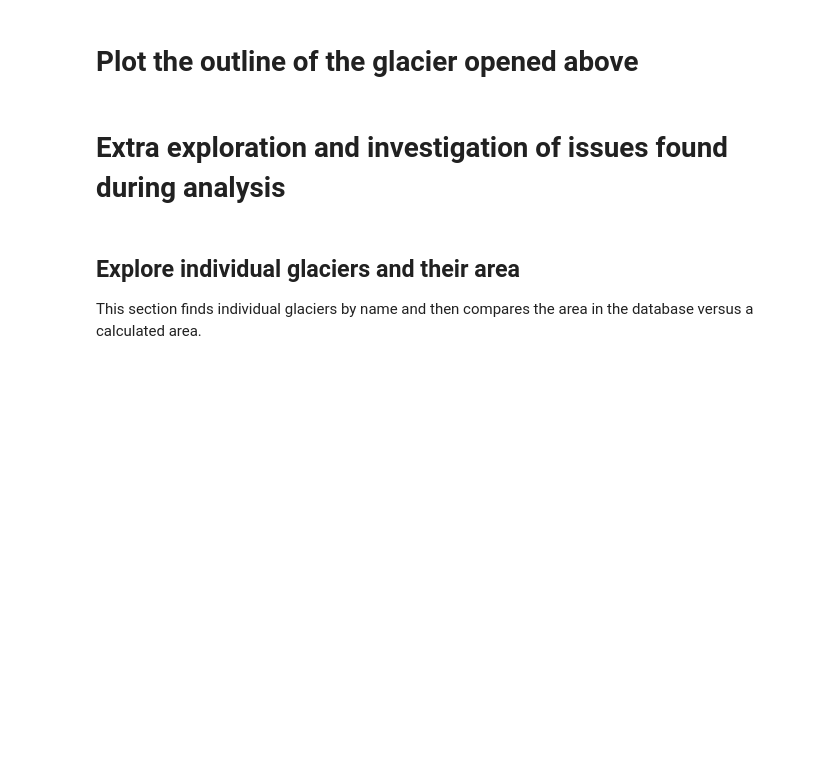
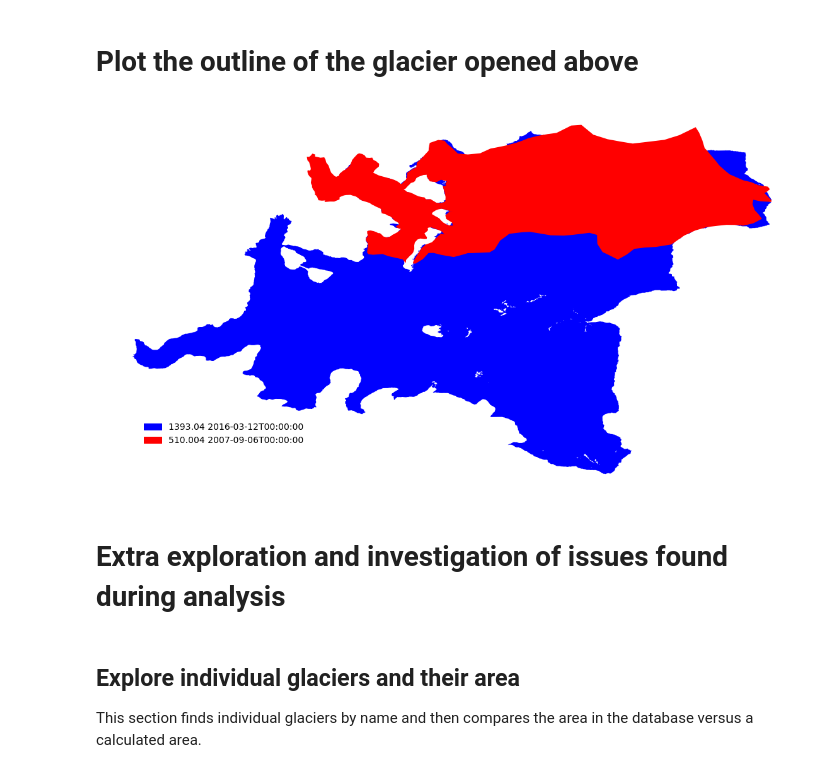
Before and after one commit to windnage/wgms-glacier-project, a Jupyter notebook: notebooks/0-explore-glims.ipynb, the cells around one changed output. Drawn from its saved outputs; the diff is of its cells as text; code cells hidden in the pictures; blank space fills up the shorter version.

```diff
--- a/notebooks/0-explore-glims.ipynb
+++ b/notebooks/0-explore-glims.ipynb
@@ -217,33 +229,35 @@ Version:  20250603
 # %%
 # Set up plot space
 fig, ax = plt.subplots(figsize=(20,20))
 legend_colors = ['blue', 'red', 'orange']
-legend_labels = [str(my_glacier.db_area.iloc[0:1][0]) + ' ' + str(my_glacier.src_date.iloc[0:1][0])] #, \
-                 #str(my_glacier.db_area.iloc[2:3][2]) + ' ' + str(my_glacier.src_date.iloc[2:3][2])] #, \
+legend_labels = [str(my_glacier.db_area.iloc[5:6][5]) + ' ' + str(my_glacier.src_date.iloc[5:6][5]), \
+                 str(my_glacier.db_area.iloc[4:5][4]) + ' ' + str(my_glacier.src_date.iloc[4:5][4])] #, \
                  #str(my_glacier.db_area.iloc[5:6][5]) + ' ' + str(my_glacier.src_date.iloc[5:6][5])]
 legend_patches = [Patch(color=icolor, label=label)
                   for icolor, label in zip(legend_colors, legend_labels)]
 
 #for i in range(len(my_glacier)):
 #    print(i)
     #my_glacier.iloc[i:i+1].plot(ax=ax, color='red', label='text')
 
 
-my_glacier.iloc[0:1].plot(ax=ax, color='blue', label='text')
-#my_glacier.iloc[2:3].plot(ax=ax, color='red', label='text')
+my_glacier.iloc[5:6].plot(ax=ax, color='blue', label='text')
+my_glacier.iloc[4:5].plot(ax=ax, color='red', label='text')
 #my_glacier.iloc[1:2].plot(ax=ax, color='orange', label='text')
 
 # ax.set_title('South Inylchek Glacier', fontsize=24)
 
 # Plot legend
 ax.legend(handles=legend_patches,
          facecolor ="white",
          edgecolor = "white",
          fontsize = 14,
          bbox_to_anchor = (0.3,0.2))
 
 ax.set_axis_off()
 plt.show()
+# %% [output]
+[figure, added]
 # %% [markdown]
 # Extra exploration and investigation of issues found during analysis
 # %% [markdown]
```
Also changed, not shown: parts of 10 cells of this notebook, 3 other files.
